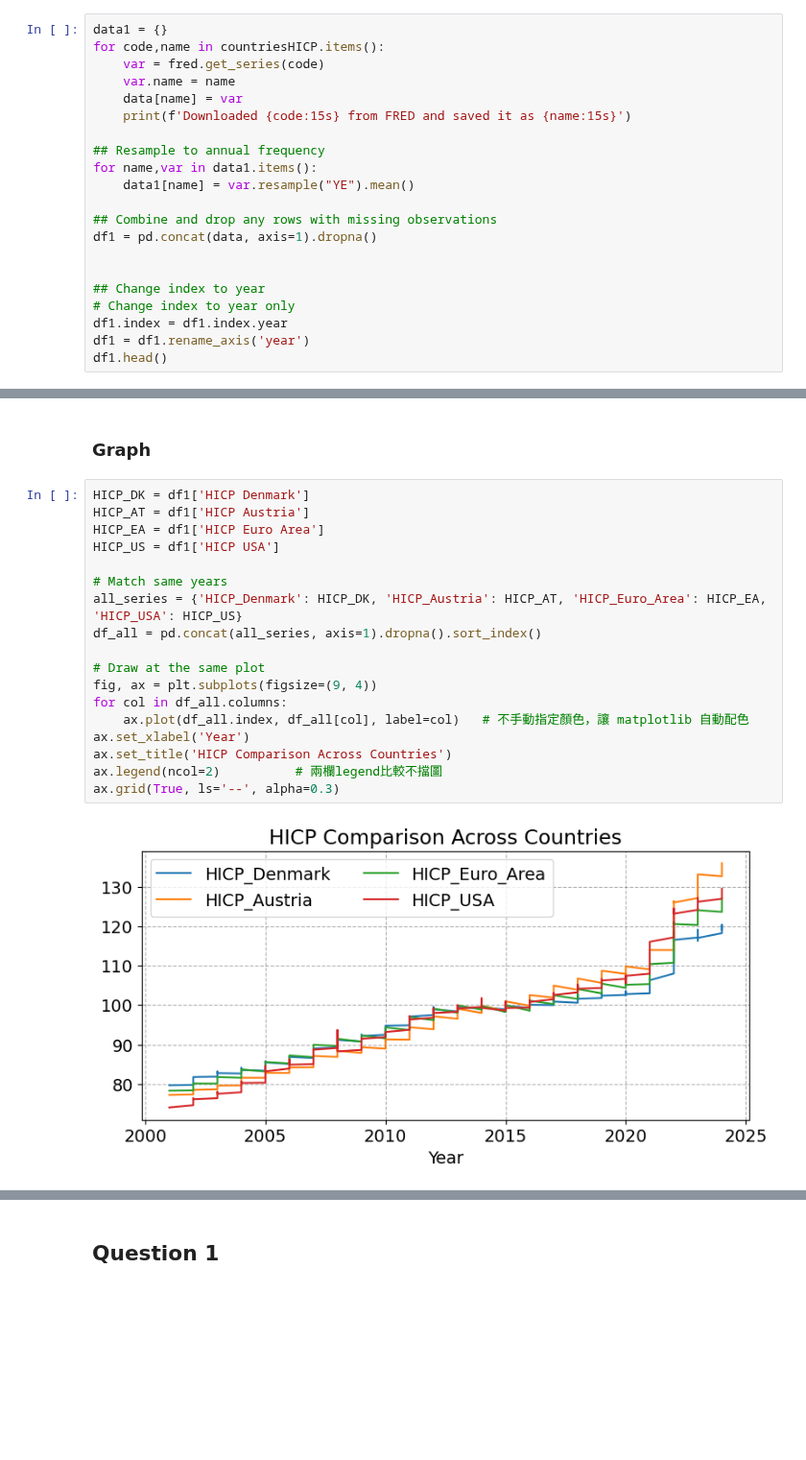
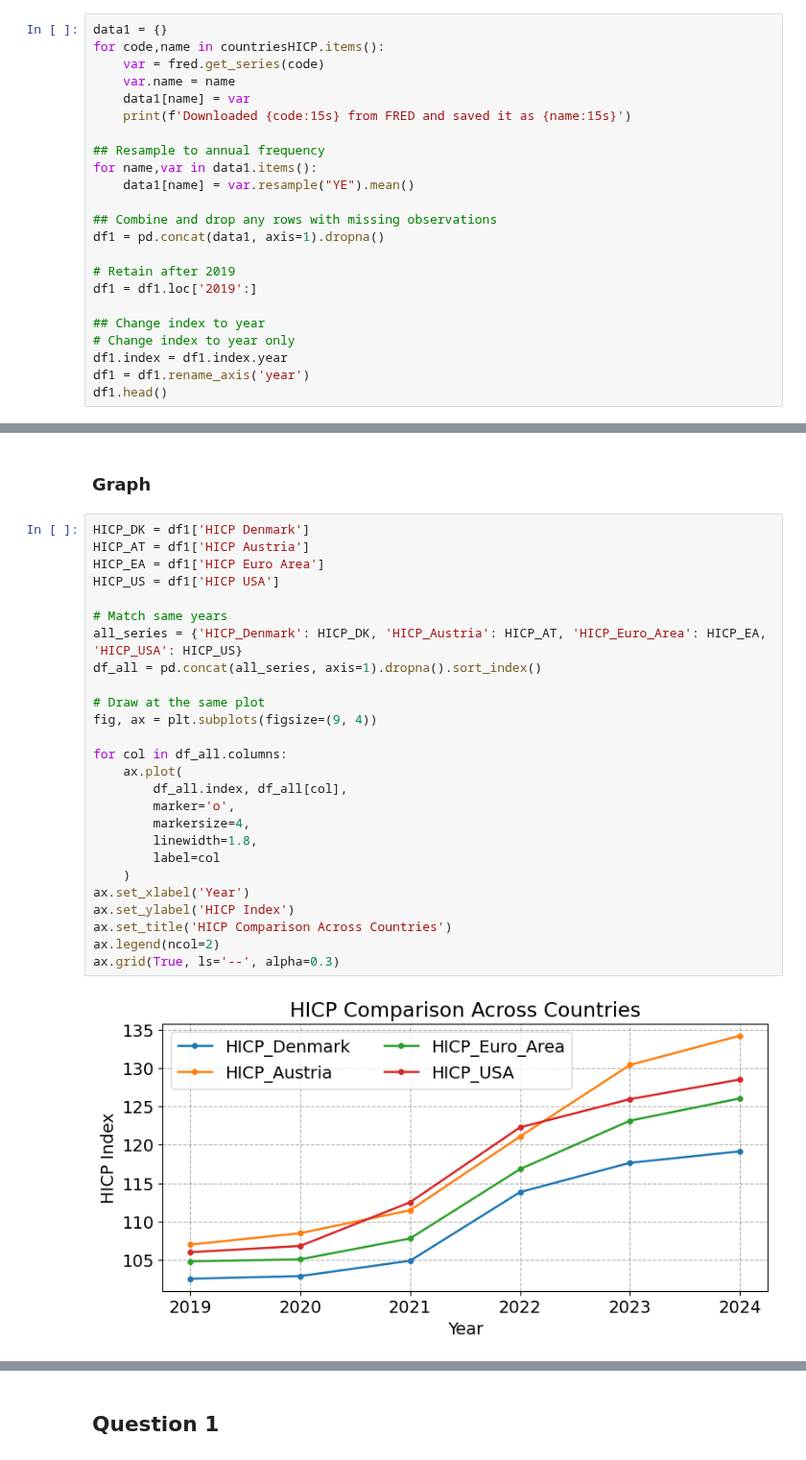
Before and after one commit to Hsueh-1113/Programming-for-Economists, a Jupyter notebook: 01_dataproject_Lee/dataproject.ipynb, the cells around one changed output, grey strips where cells are left out. Shown at 96% size. Drawn from its saved outputs; the diff is of its cells as text; blank space fills up the shorter version.

```diff
--- a/01_dataproject_Lee/dataproject.ipynb
+++ b/01_dataproject_Lee/dataproject.ipynb
@@ -317,7 +315,7 @@ data1 = {}
 for code,name in countriesHICP.items():
     var = fred.get_series(code)
     var.name = name
-    data[name] = var
+    data1[name] = var
     print(f'Downloaded {code:15s} from FRED and saved it as {name:15s}')
 
 ## Resample to annual frequency
@@ -325,8 +323,10 @@ for name,var in data1.items():
     data1[name] = var.resample("YE").mean()
 
 ## Combine and drop any rows with missing observations
-df1 = pd.concat(data, axis=1).dropna()
+df1 = pd.concat(data1, axis=1).dropna()
 
+# Retain after 2019
+df1 = df1.loc['2019':]
 
 ## Change index to year
 # Change index to year only
@@ -350,20 +350,28 @@ Downloaded CP0000USM086NEST from FRED and saved it as HICP USA
 # %%
 HICP_DK = df1['HICP Denmark']
 HICP_AT = df1['HICP Austria']
 HICP_EA = df1['HICP Euro Area']
 HICP_US = df1['HICP USA']
 
 # Match same years
 all_series = {'HICP_Denmark': HICP_DK, 'HICP_Austria': HICP_AT, 'HICP_Euro_Area': HICP_EA, 'HICP_USA': HICP_US}
 df_all = pd.concat(all_series, axis=1).dropna().sort_index()
 
 # Draw at the same plot
 fig, ax = plt.subplots(figsize=(9, 4))
+
 for col in df_all.columns:
-    ax.plot(df_all.index, df_all[col], label=col)   # 不手動指定顏色，讓 matplotlib 自動配色
+    ax.plot(
+        df_all.index, df_all[col],
+        marker='o',
+        markersize=4,
+        linewidth=1.8,
+        label=col
+    )
 ax.set_xlabel('Year')
+ax.set_ylabel('HICP Index')
 ax.set_title('HICP Comparison Across Countries')
-ax.legend(ncol=2)          # 兩欄legend比較不擋圖
+ax.legend(ncol=2)
 ax.grid(True, ls='--', alpha=0.3)
 # %% [output]
-[figure, old version]
+[figure, new version]
```
Also changed, not shown: parts of 6 cells of this notebook.
